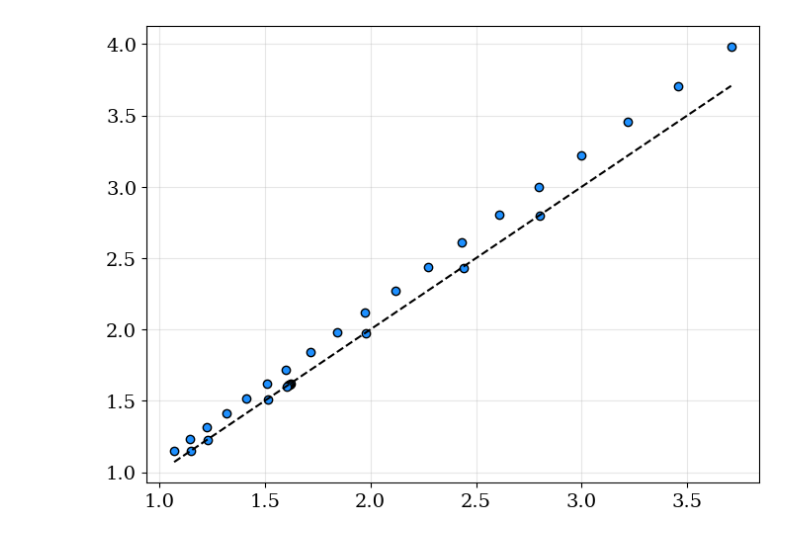
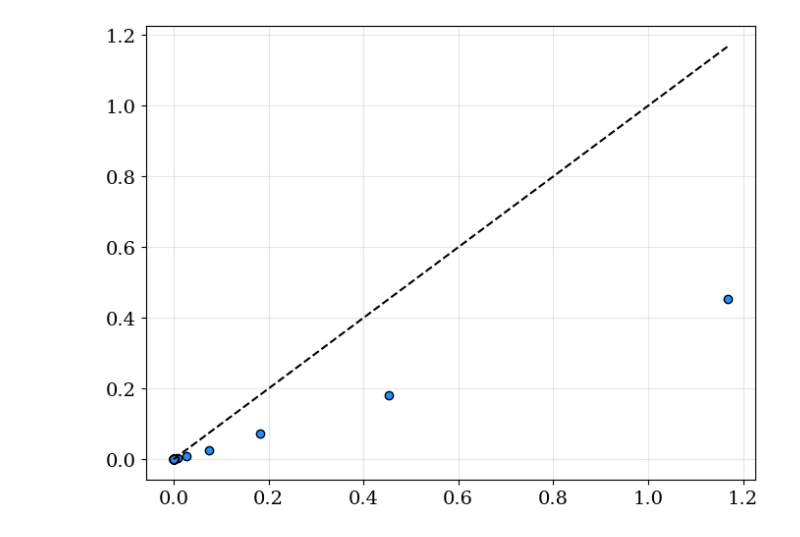
Before and after one commit to charlesaugdupont/poverty-trap, a Jupyter notebook: Network.ipynb, the cells around one changed output. Cells and saved outputs as stored; diff of their text form; code cells hidden in the pictures.

```diff
--- a/Network.ipynb
+++ b/Network.ipynb
@@ -39,14 +39,12 @@ N = 500
 g = nx.powerlaw_cluster_graph(n=N, m=2, p=0.5)
 # %%
 W, I, communities, gamma_pos, success, allocations, C = simulation(
-
     NUM_AGENTS=N,
-    STEPS=30,
-    PROJECT_COST=0.1,
+    STEPS=60,
+    PROJECT_COST=0.01,
     graph=g,
     seed=123,
     use_data=False,
-    DEFAULT_A=0.5,
-
+    DEFAULT_A=0.5
 )
 # %% [output]
@@ -96,14 +83,14 @@ plt.show()
 # %%
-i = 12
+i = 10
 
 x=[]
 y=[]
 for k in range(len(W)-1):
     x.append(W[k][i])
     y.append(W[k+1][i])
 
 plt.scatter(x,y, color="dodgerblue", edgecolor="k")
 plt.plot(np.linspace(min(x), max(x), 100), np.linspace(min(x), max(x), 100), color="k", linestyle="dashed")
 plt.show()
 # %% [output]
-[figure, old version]
+[figure, new version]
```
Also changed, not shown: parts of 7 cells of this notebook, 1 other file.
